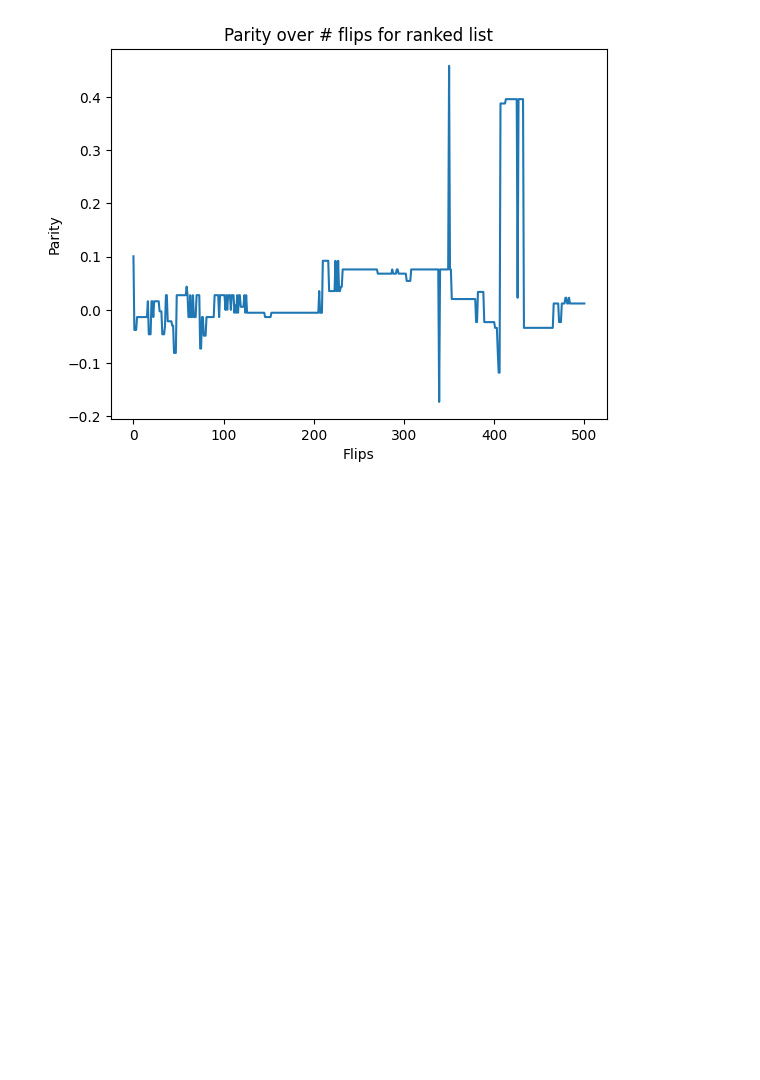
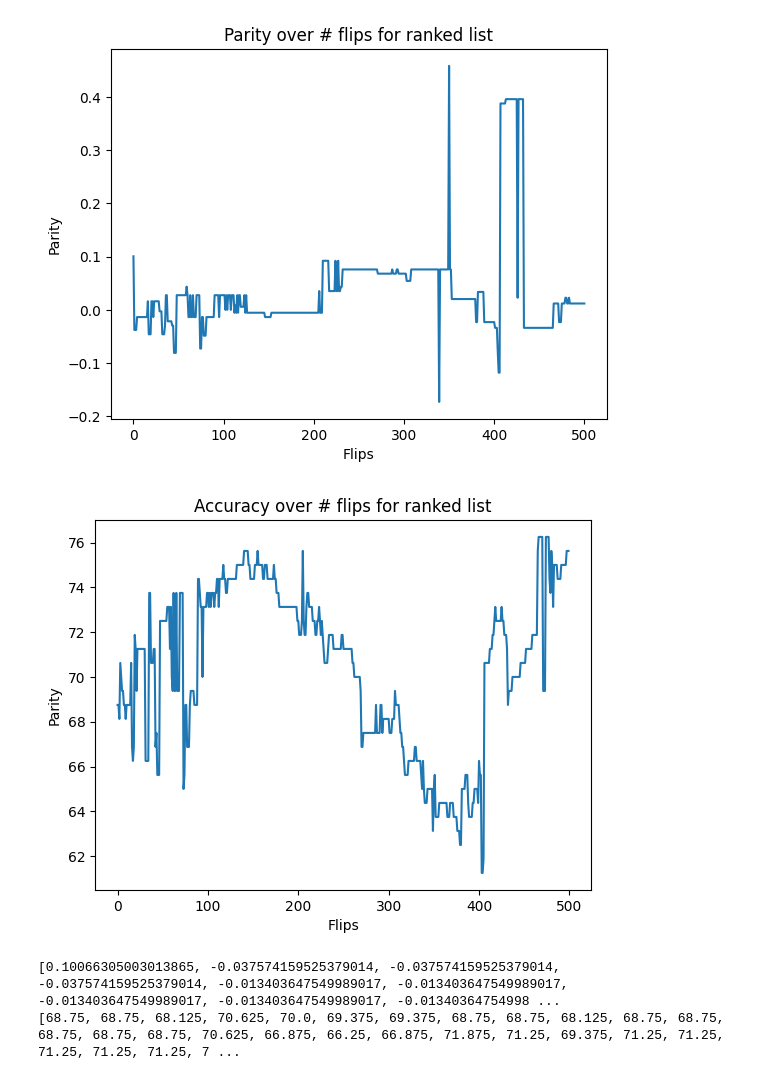
Before and after one commit to s-thandri/labelflipping, a Jupyter notebook: german_income/german_credit_entropy.ipynb, the cells around one changed output. Cells and saved outputs as stored; diff of their text form; code cells hidden in the pictures; blank space fills up the shorter version.

```diff
--- a/german_income/german_credit_entropy.ipynb
+++ b/german_income/german_credit_entropy.ipynb
@@ -255,3 +255,26 @@ plt.title('Parity over # flips for ranked list')
 plt.show()
 # %% [output]
 [figure]
+# %%
+#Plot of the information in the order of the flips of parity
+x=range(len(ranked_acc))
+
+#Plot the data
+plt.plot(x,ranked_acc)
+
+#Add the labels
+plt.xlabel('Flips')
+plt.ylabel('Parity')
+plt.title('Accuracy over # flips for ranked list')
+
+#Show the plot
+plt.show()
+# %% [output]
+[figure, added]
+# %%
+#Show the list of the flipped values in order to double check and make sure that the change is correct
+print(ranked_parity)
+print(ranked_acc)
+# %% [output]
+[0.10066305003013865, -0.037574159525379014, -0.037574159525379014, -0.037574159525379014, -0.013403647549989017, -0.013403647549989017, -0.013403647549989017, -0.013403647549989017, -0.01340364754998 ...
+[68.75, 68.75, 68.125, 70.625, 70.0, 69.375, 69.375, 68.75, 68.75, 68.125, 68.75, 68.75, 68.75, 68.75, 68.75, 70.625, 66.875, 66.25, 66.875, 71.875, 71.25, 69.375, 71.25, 71.25, 71.25, 71.25, 71.25, 7 ...
```
